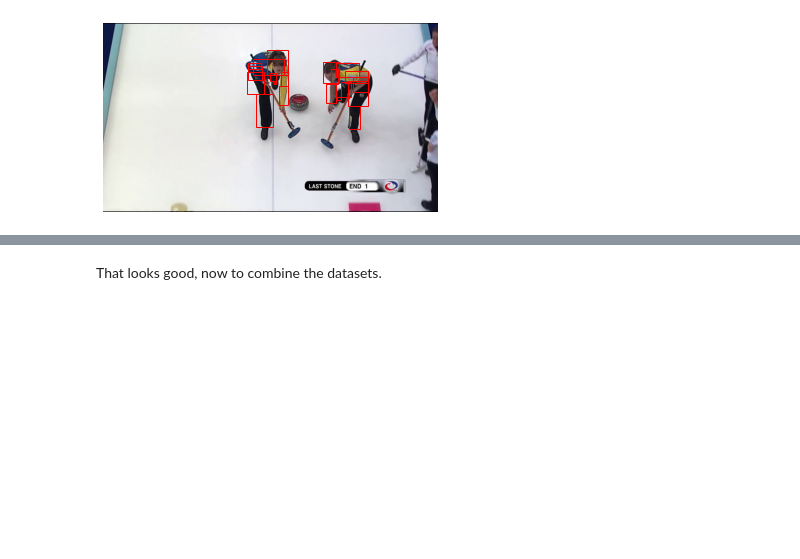
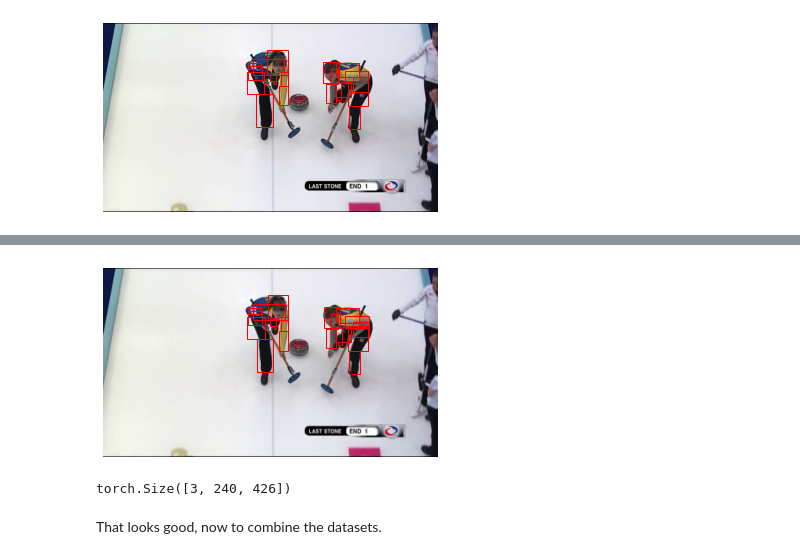
Before and after one commit to hhenry01/ML-Motion-Blur, a Jupyter notebook: Model.ipynb, the cells around one changed output, grey strips where cells are left out. Saved outputs shown, nothing was run; the diff lists cells and outputs as text; code cells hidden in the pictures; blank space fills up the shorter version.

```diff
--- a/Model.ipynb
+++ b/Model.ipynb
@@ -99,29 +157,37 @@ class DetectionDataset(torch.utils.data.Dataset):
     image_id = self.image_ids[idx]
     records = self.df[self.df['id'] == image_id]
     im = PIL.Image.open(self.image_dir/image_id).convert('RGB')
-    im = torchvision.transforms.ToTensor()(im)
+    im_width_orig, im_height_orig = im.size
+    # im = torchvision.transforms.ToTensor()(im)
+    if self.transform is not None:
+      im = self.transform(im)
 
+    if isinstance(im, torch.Tensor):
+      im_height_new = im.size()[1]
+      im_width_new = im.size()[2]
+    else:
+      im_width_new, im_height_new = im.size
+    # ratios for resizing the image bounding box coordinates
+    rx = im_width_new / im_width_orig
+    ry = im_height_new / im_height_orig
     # bounding box coordinates are stored with width and height while we want an endpoint
     boxes = records[['x', 'y', 'w', 'h']].values
+    boxes[:, 0] *= rx
+    boxes[:, 1] *= ry
+    boxes[:, 2] *= rx
+    boxes[:, 3] *= ry
     boxes[:, 2] = boxes[:, 0] + boxes[:, 2]
     boxes[:, 3] = boxes[:, 1] + boxes[:, 3]
     boxes = torch.as_tensor(boxes, dtype=torch.float32)
     area = (boxes[:,3] - boxes[:,1]) * (boxes[:,2] - boxes[:,0])
     labels = torch.tensor(records['label'].values)
 
-
-    # if self.transform:
-    #   im = self.transform(im)
-
-    target = {
-        'boxes': boxes,
-        'labels': labels,
-        'image_id': torch.tensor([idx]),
-        'area': area
-    }
-
-    # if self.transform:
-    #   im, target = self.transform(im, target)
+    target = {}
+    target["boxes"] = boxes
+    target["labels"] = labels
+    target["image_id"] = torch.tensor([idx])
+    target["area"] = area
+    target["iscrowd"] = torch.zeros((len(boxes),), dtype=torch.int64) #Assume all are not crowded
 
     return im, target
 
@@ -225,0 +294,4 @@ show_boxes(im, result) #plotting with labels makes it impossible to see
+# %%
+xform = torchvision.transforms.Compose([torchvision.transforms.Resize((240,426)), torchvision.transforms.ToTensor()])
+dataset_full = DetectionDataset(dataset, 'images_data', xform)
+dataset_full[0]
@@ -226,3 +316,13 @@ show_boxes(im, result) #plotting with labels makes it impossible to see
+# %%
+im, result = dataset_full[0]
+
+show_boxes(im, result)
+# %% [output]
+[figure, added]
+# %%
+im.size()
+# %% [output]
+torch.Size([3, 240, 426])
 # %% [markdown]
 That looks good, now to combine the datasets.
 # %%
```
Also changed, not shown: parts of 25 cells of this notebook, 2 other files.
